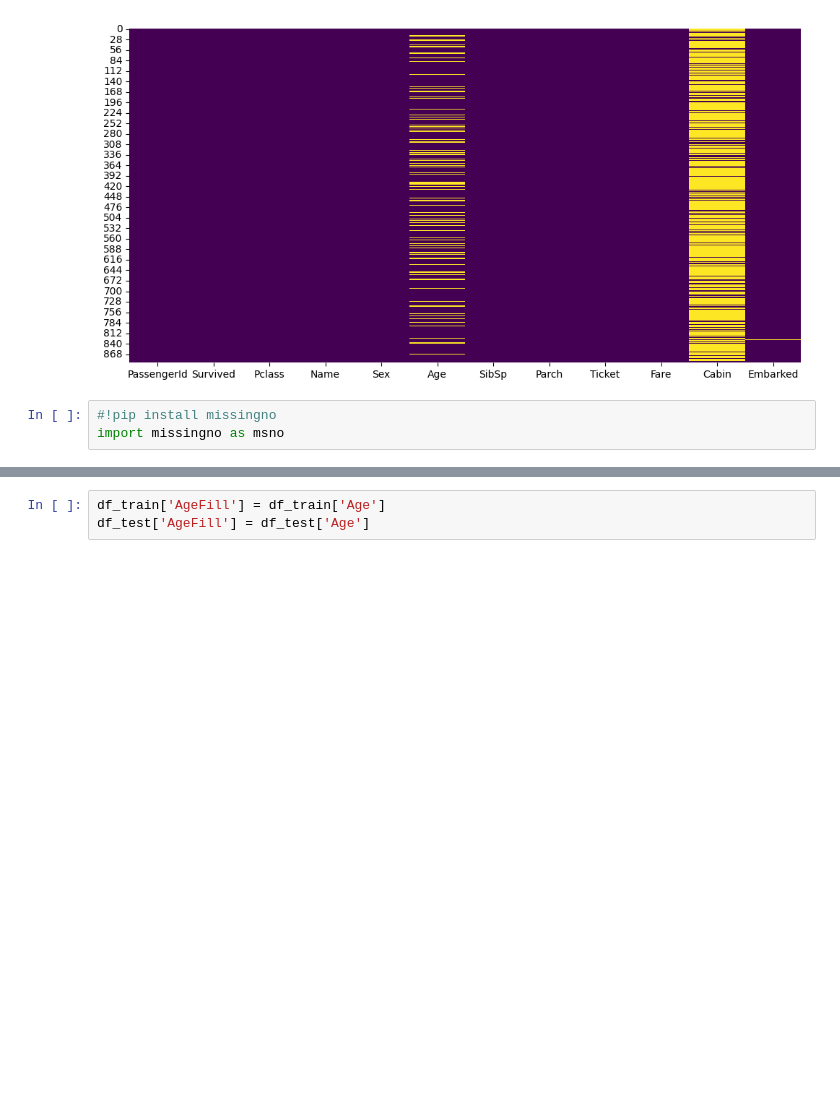
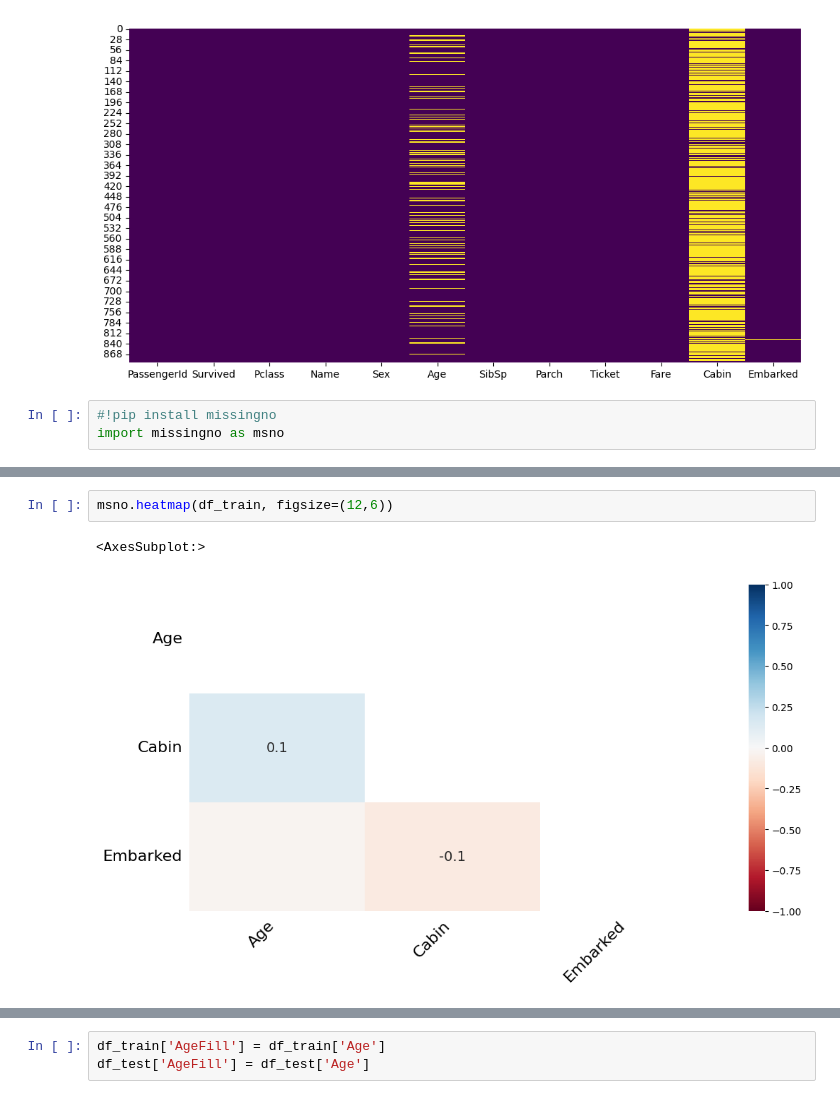
Before and after one commit to rsouza/DataScience_Course, a Jupyter notebook: Notebooks/1_Modeling_Classification.ipynb, the cells around one changed output, grey strips where cells are left out. Saved outputs shown, nothing was run; the diff lists cells and outputs as text; blank space fills up the shorter version.

```diff
--- a/Notebooks/1_Modeling_Classification.ipynb
+++ b/Notebooks/1_Modeling_Classification.ipynb
@@ -367,0 +303,5 @@ df_test = pd.concat([df_test, embarked], axis=1)
+# %%
+msno.heatmap(df_train, figsize=(12,6))
+# %% [output]
+<AxesSubplot:>
+[figure, added]
```
Also changed, not shown: parts of 87 cells of this notebook.
